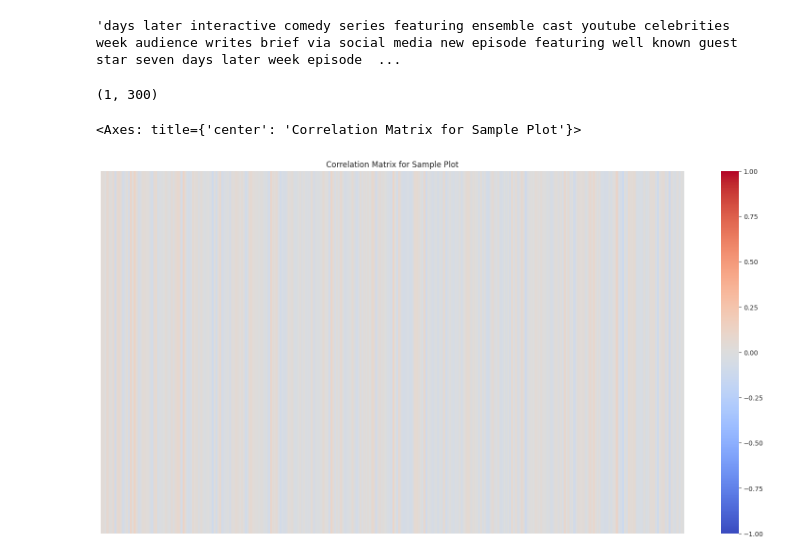
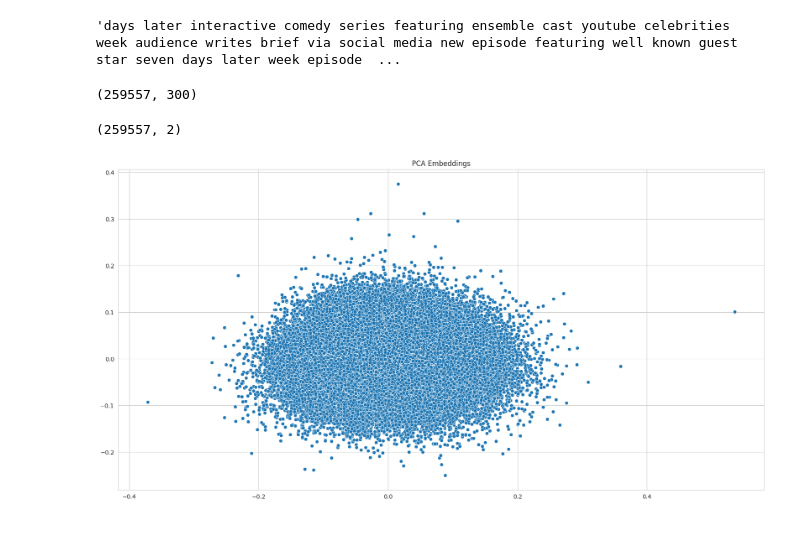
Before and after one commit to Statistical-Methods-in-AI-Monsoon-2023/project-aegifi, a Jupyter notebook: EDA.ipynb, the cells around one changed output. Cells and saved outputs as stored; diff of their text form; code cells hidden in the pictures; blank space fills up the shorter version.

```diff
--- a/EDA.ipynb
+++ b/EDA.ipynb
@@ -123,7 +123,7 @@ Number of words in whole data: 88236189
 # %%
 import json
 
-embedding_matrix = np.load('vectorised_data/X_w2v.npy')
+embedding_matrix = np.load('vectorizers/embedding_matrix_w2v.npy')
 word2idx = None
 with open('./vectorizers/word2idx.json', 'rb') as f:
     word2idx = json.load(f)
@@ -150,17 +154,26 @@ sample_plot
 # %% [output]
 'days later interactive comedy series featuring ensemble cast youtube celebrities week audience writes brief via social media new episode featuring well known guest star seven days later week episode  ...
 # %%
-# get the average embeddings for the sample plot
-embeddings = get_avg_embeddings([sample_plot])
+# get the average embeddings for the plots
+embeddings = get_avg_embeddings(df['plot'])
 embeddings.shape
 # %% [output]
-(1, 300)
+(259557, 300)
-# %%
-# plot correlation matrix on sample plot
-sns.set_style('whitegrid')
-plt.figure(figsize=(20, 10))
-plt.title('Correlation Matrix for Sample Plot')
-sns.heatmap(embeddings, cmap='coolwarm', vmin=-1, vmax=1, xticklabels=False, yticklabels=False)
-# %% [output]
-<Axes: title={'center': 'Correlation Matrix for Sample Plot'}>
-[figure, removed]
+# %%
+# perform PCA on the embeddings
+from sklearn.decomposition import PCA
+
+pca = PCA(n_components=2)
+pca.fit(embeddings)
+pca_embeddings = pca.transform(embeddings)
+pca_embeddings.shape
+# %% [output]
+(259557, 2)
+# %%
+# plot the embeddings after PCA
+plt.figure(figsize=(20, 10))
+sns.scatterplot(x=pca_embeddings[:, 0], y=pca_embeddings[:, 1])
+plt.title('PCA Embeddings')
+plt.show()
+# %% [output]
+[figure, added]
```
Also changed, not shown: parts of 1 cell of this notebook, 2 other files.
